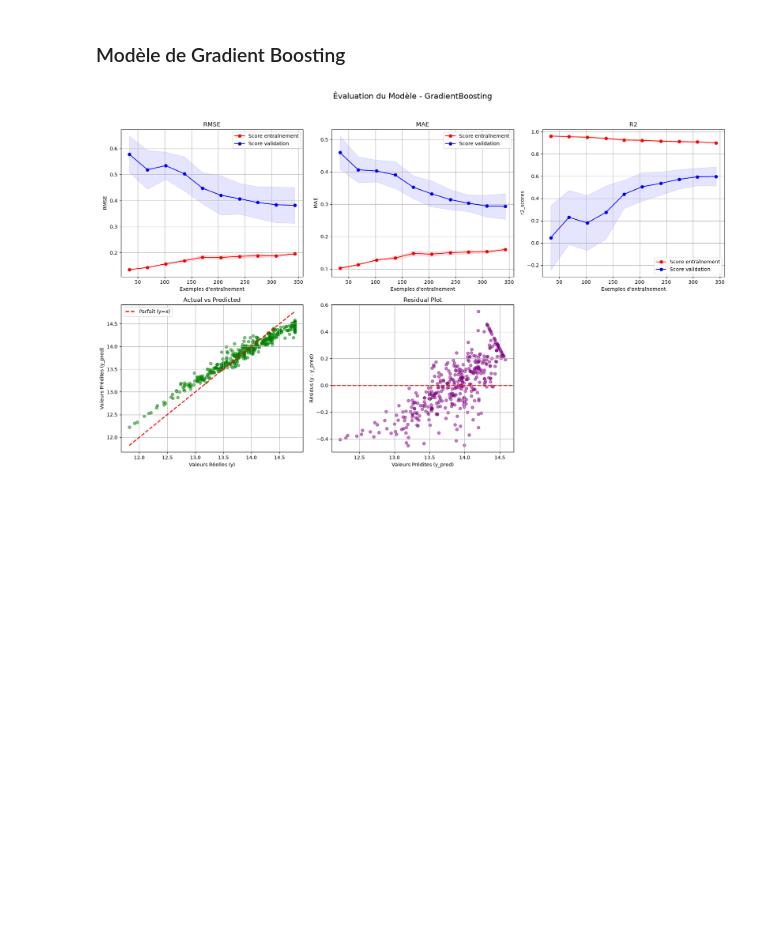
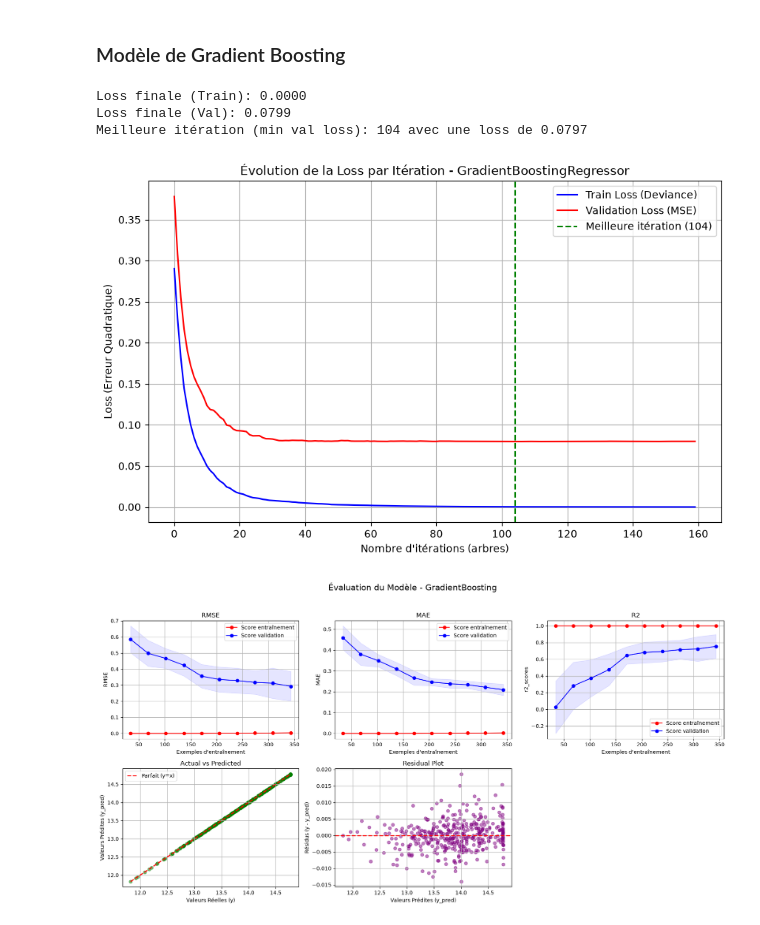
Before and after one commit to Luckson-dev/rent-prediction, a Jupyter notebook: notebooks/05_model_experiments.ipynb, the cells around one changed output. Cells and saved outputs as stored; diff of their text form; code cells hidden in the pictures; blank space fills up the shorter version.

```diff
--- a/notebooks/05_model_experiments.ipynb
+++ b/notebooks/05_model_experiments.ipynb
@@ -332,6 +312,9 @@ _learning_curve(
 ### Ridget Model
 # %%
 ridge_model = Ridge(alpha=0.1)
+ridge_model.fit(X_train, y_train)
+y_predict = ridge_model.predict(X_test)
+
 ridge_scores = cross_validate(ridge_model, X_train, y_train, scoring=scoring)
 
 print(f"Fit Time : {ridge_scores["fit_time"]}")
@@ -346,6 +329,8 @@ print(f"Test Neg SMSE : {ridge_scores["test_neg_root_mean_squared_error"]}")
 print()
 print(f"Test R2 : {ridge_scores["test_r2"]}")
 
+print(f"r2 score : {r2_score(y_test, y_predict)}")
+
 _learning_curve(
     model=ridge_model,
     model_name="Ridge",
@@ -354,6 +353,9 @@ _learning_curve(
 ### Arbres de décision
 # %%
 tree_model = DecisionTreeRegressor()
+tree_model.fit(X_train, y_train)
+y_predict = tree_model.predict(X_test)
+
 tree_scores = cross_validate(tree_model, X_train, y_train, scoring=scoring)
 
 print(f"Fit Time : {tree_scores["fit_time"]}")
@@ -368,6 +370,8 @@ print(f"Test Neg SMSE : {tree_scores["test_neg_root_mean_squared_error"]}")
 print()
 print(f"Test R2 : {tree_scores["test_r2"]}")
 
+print(f"r2 score : {r2_score(y_test, y_predict)}")
+
 _learning_curve(
     model=tree_model,
     model_name="DecisionTreeRegressor",
@@ -389,6 +394,8 @@ Test R2 : [0.24363184 0.5762679  0.17626983 0.29800093 0.29175175]
 ### Modèle de Fôrets Aléatoire
 # %%
 random_model = RandomForestRegressor()
+random_model.fit(X_train, y_train)
+y_predict = random_model.predict(X_test)
 
 random_scores = cross_validate(random_model, X_train, y_train, scoring=scoring)
 
@@ -404,6 +411,8 @@ print(f"Test Neg SMSE : {random_scores["test_neg_root_mean_squared_error"]}")
 print()
 print(f"Test R2 : {random_scores["test_r2"]}")
 
+print(f"r2 score : {r2_score(y_test, y_predict)}")
+
 _learning_curve(
     model=random_model,
     model_name="RandomForest",
@@ -430,34 +440,71 @@ param_grid = {
     "max_depth": np.linspace(1, 20, 4, dtype=int).tolist(),
     "subsample": np.linspace(0.5, 1.0, 4).tolist()
 }
 
 boosting_model = GradientBoostingRegressor(
-    learning_rate=0.01,
-    n_estimators=162,
-    max_depth=7,
+    learning_rate=0.2,
+    n_estimators=160,
+    max_depth=5,
     random_state=42
 )
+
+boosting_model.fit(X_train, y_train)
+y_predict = boosting_model.predict(X_test)
 
 # search = HalvingGridSearchCV(
 #     estimator=boosting_model,
 #     param_grid=param_grid,
 #     factor=2,
 #     aggressive_elimination=True,
 #     cv=5,
 #     scoring="neg_mean_squared_error",
 #     n_jobs=-1,
 #     random_state=42
 # )
 
 # search.fit(X_train, y_train)
 
 # print(search.best_score_)
 # print(search.best_params_)
 # print(search.best_estimator_)
 
+# print(f"r2_Score : {r2_score(y_test, y_predict)}")
+
+train_loss = boosting_model.train_score_
+
+val_loss = []
+for y_pred in boosting_model.staged_predict(X_test):
+    score = mean_squared_error(y_test, y_pred)
+    val_loss.append(score)
+
+val_loss = np.array(val_loss)
+iterations = np.arange(len(train_loss))
+
+print(f"Loss finale (Train): {train_loss[-1]:.4f}")
+print(f"Loss finale (Val): {val_loss[-1]:.4f}")
+
+best_iter = np.argmin(val_loss)
+print(f"Meilleure itération (min val loss): {best_iter} avec une loss de {val_loss[best_iter]:.4f}")
+
+# Plot
+plt.figure(figsize=(10, 6))
+plt.plot(iterations, train_loss, 'b-', label='Train Loss (Deviance)')
+plt.plot(iterations, val_loss, 'r-', label='Validation Loss (MSE)')
+plt.axvline(x=best_iter, color='green', linestyle='--', label=f'Meilleure itération ({best_iter})')
+plt.xlabel('Nombre d\'itérations (arbres)')
+plt.ylabel('Loss (Erreur Quadratique)')
+plt.title('Évolution de la Loss par Itération - GradientBoostingRegressor')
+plt.legend()
+plt.grid(True)
+plt.show()
+
 _learning_curve(
     model=boosting_model,
     model_name="GradientBoosting",
 )
 # %% [output]
+Loss finale (Train): 0.0000
+Loss finale (Val): 0.0799
+Meilleure itération (min val loss): 104 avec une loss de 0.0797
-[figure, old version]
+[figure, new version]
+[figure, added]
```
Also changed, not shown: parts of 8 cells of this notebook, 9 other files.
